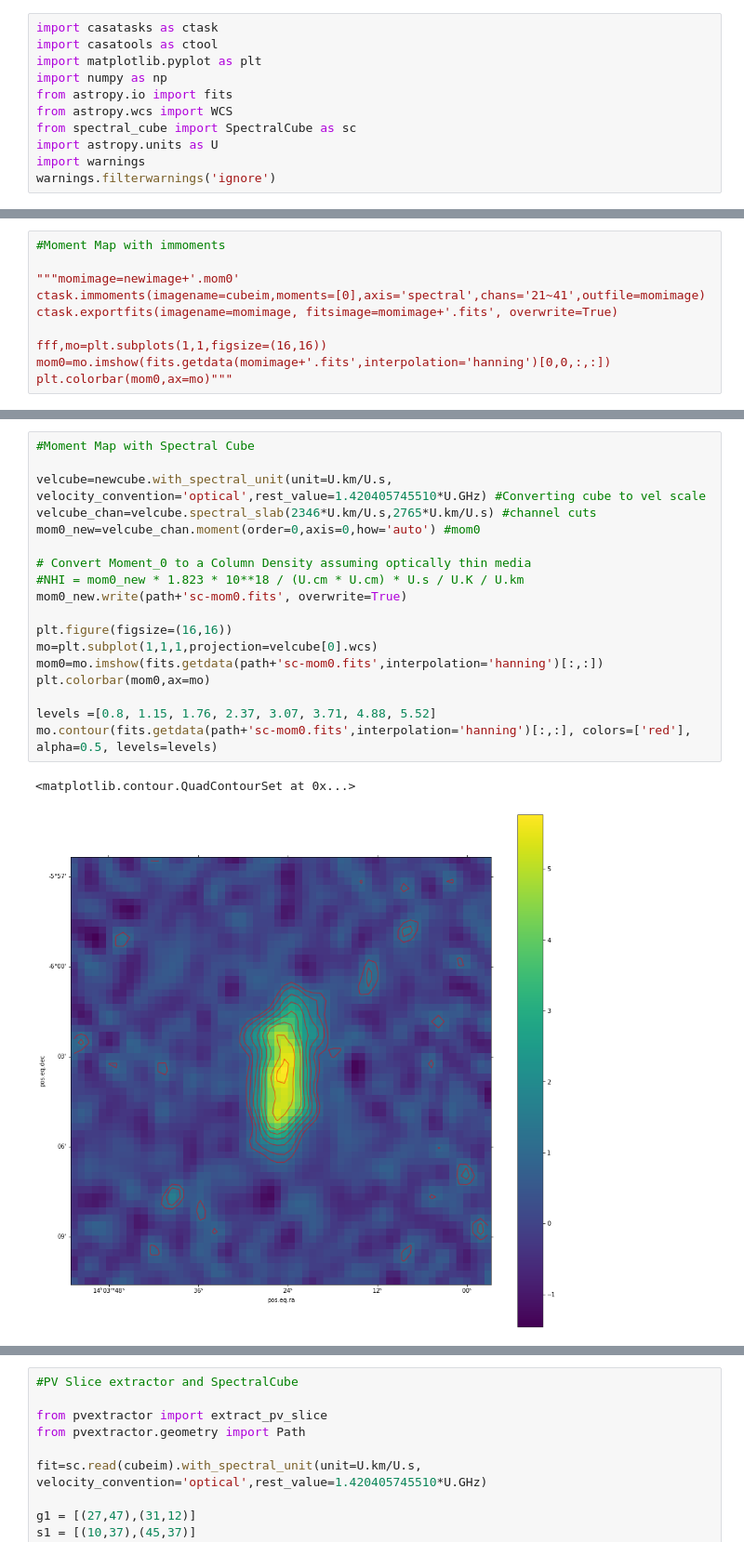
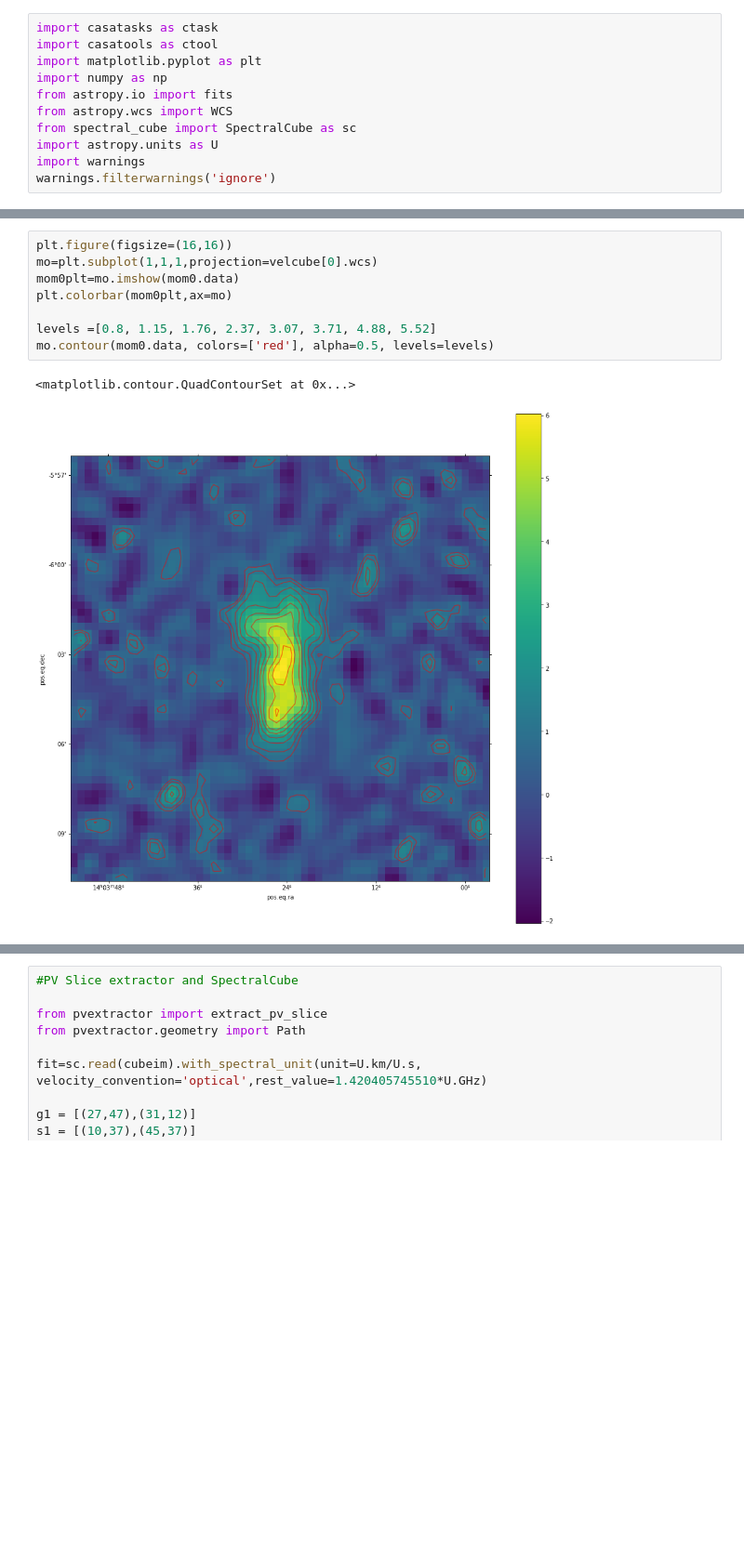
Before and after one commit to spectram/meerchoirs, a Jupyter notebook: g1vla-analysis.ipynb, the cells around one changed output, grey strips where cells are left out. Shown at 93% size. Drawn from its saved outputs; the diff is of its cells as text; blank space fills up the shorter version.

```diff
--- a/g1vla-analysis.ipynb
+++ b/g1vla-analysis.ipynb
@@ -64,10 +36,0 @@ for ii, i in enumerate(chan):
-# %%
-#Moment Map with immoments
-
-"""momimage=newimage+'.mom0'
-ctask.immoments(imagename=cubeim,moments=[0],axis='spectral',chans='21~41',outfile=momimage)
-ctask.exportfits(imagename=momimage, fitsimage=momimage+'.fits', overwrite=True)
-
-fff,mo=plt.subplots(1,1,figsize=(16,16))
-mom0=mo.imshow(fits.getdata(momimage+'.fits',interpolation='hanning')[0,0,:,:])
-plt.colorbar(mom0,ax=mo)"""
@@ -76,21 +37,11 @@ plt.colorbar(mom0,ax=mo)"""
 # %%
-#Moment Map with Spectral Cube
-
-velcube=newcube.with_spectral_unit(unit=U.km/U.s, velocity_convention='optical',rest_value=1.420405745510*U.GHz) #Converting cube to vel scale
-velcube_chan=velcube.spectral_slab(2346*U.km/U.s,2765*U.km/U.s) #channel cuts
-mom0_new=velcube_chan.moment(order=0,axis=0,how='auto') #mom0
-
-# Convert Moment_0 to a Column Density assuming optically thin media
-#NHI = mom0_new * 1.823 * 10**18 / (U.cm * U.cm) * U.s / U.K / U.km
-mom0_new.write(path+'sc-mom0.fits', overwrite=True)
-
 plt.figure(figsize=(16,16))
 mo=plt.subplot(1,1,1,projection=velcube[0].wcs)
-mom0=mo.imshow(fits.getdata(path+'sc-mom0.fits',interpolation='hanning')[:,:])
-plt.colorbar(mom0,ax=mo)
+mom0plt=mo.imshow(mom0.data)
+plt.colorbar(mom0plt,ax=mo)
 
 levels =[0.8, 1.15, 1.76, 2.37, 3.07, 3.71, 4.88, 5.52]
-mo.contour(fits.getdata(path+'sc-mom0.fits',interpolation='hanning')[:,:], colors=['red'], alpha=0.5, levels=levels)
+mo.contour(mom0.data, colors=['red'], alpha=0.5, levels=levels)
 # %% [output]
 <matplotlib.contour.QuadContourSet at 0x...>
-[figure, old version]
+[figure, new version]
```
Also changed, not shown: parts of 7 cells of this notebook, 6 other files.
